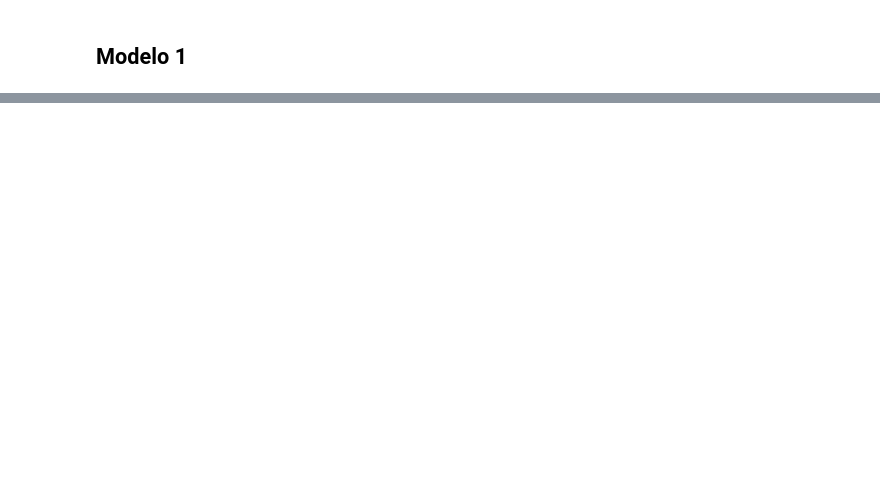
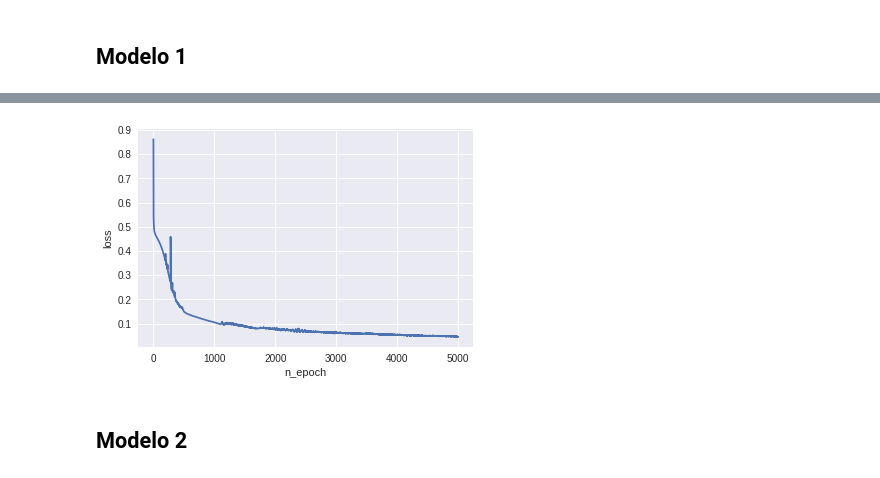
Before and after one commit to juan-p-b/PerezJuanCarlos_RECV_Entrega4, a Jupyter notebook: PerezJuanCarlos_RECV_Entrega4.ipynb, the cells around one changed output, grey strips where cells are left out. Drawn from its saved outputs; the diff is of its cells as text; code cells hidden in the pictures; blank space fills up the shorter version.

Commit message:
Add all models

```diff
--- a/PerezJuanCarlos_RECV_Entrega4.ipynb
+++ b/PerezJuanCarlos_RECV_Entrega4.ipynb
@@ -82,0 +79,9 @@ Epoch: [1/50000], loss: 0.04953338950872421
+# %%
+plt.plot(loses1)
+plt.xlabel('n_epoch')
+plt.ylabel('loss')
+plt.show()
+# %% [output]
+[figure, added]
+# %% [markdown]
+## Modelo 2
```
Also changed, not shown: parts of 9 cells of this notebook.
